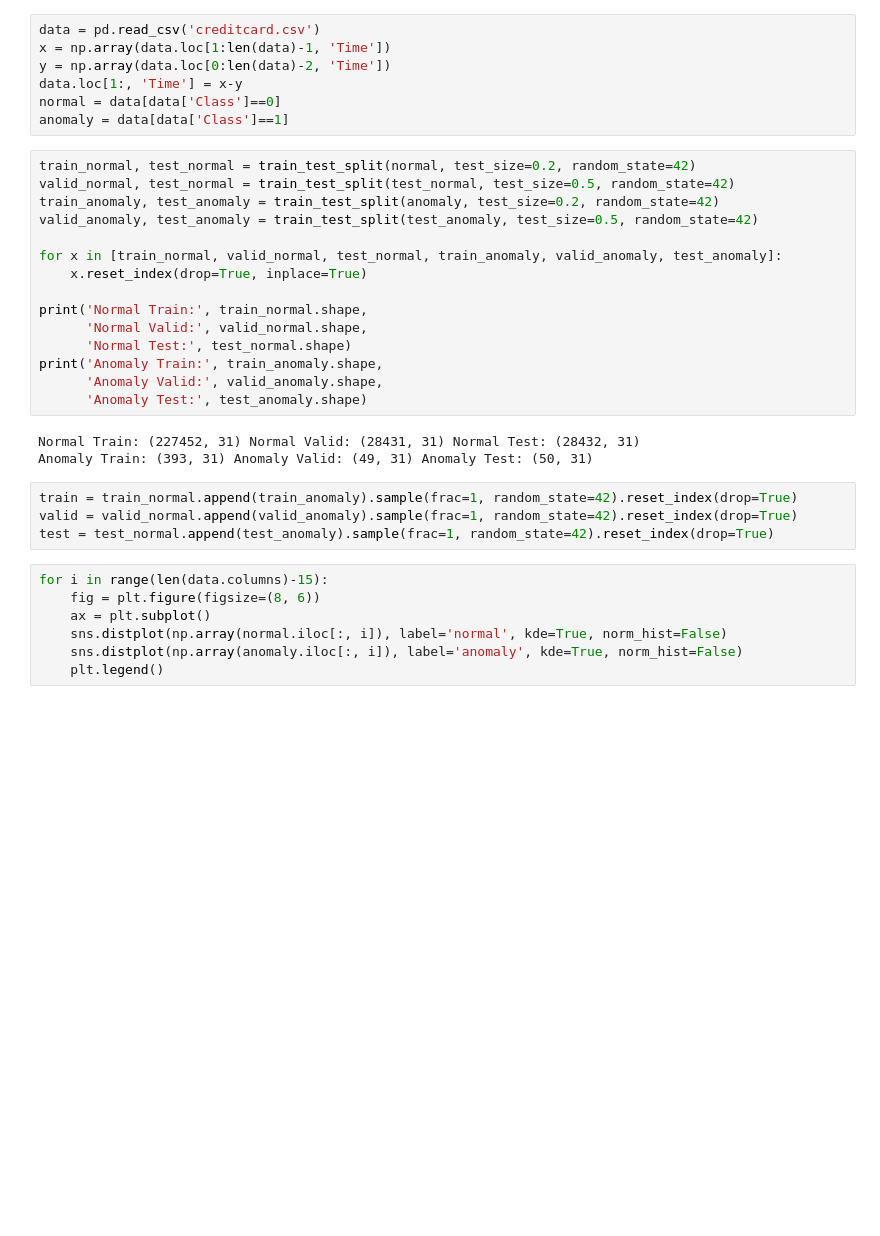
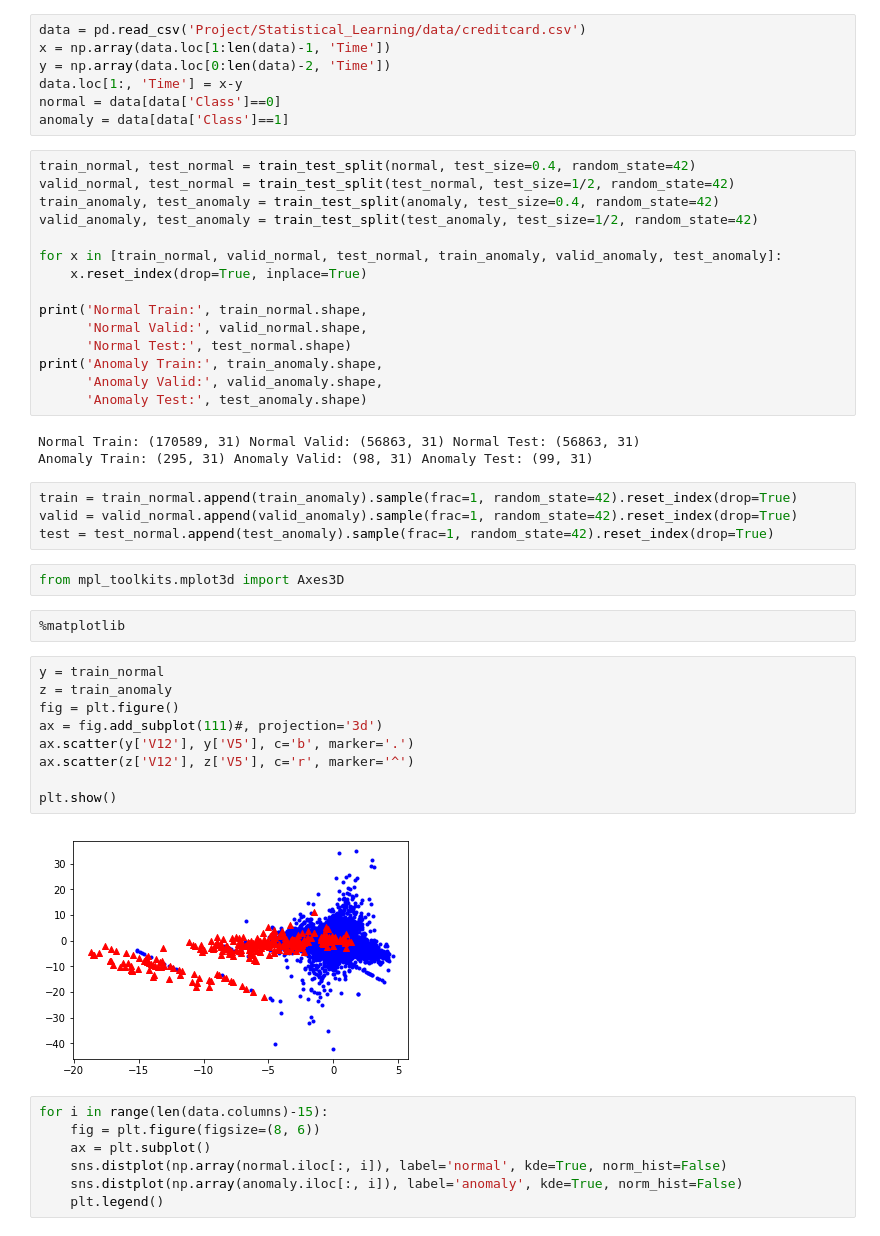
Before and after one commit to ZeyuJia/OutlierDetection, a Jupyter notebook: code/creditcard.ipynb, the cells around one changed output. Saved outputs shown, nothing was run; the diff lists cells and outputs as text; blank space fills up the shorter version.

```diff
--- a/code/creditcard.ipynb
+++ b/code/creditcard.ipynb
@@ -10,15 +9,15 @@ from sklearn.metrics import fbeta_score, precision_score, recall_score, confusio
 # %%
-data = pd.read_csv('creditcard.csv')
+data = pd.read_csv('Project/Statistical_Learning/data/creditcard.csv')
 x = np.array(data.loc[1:len(data)-1, 'Time'])
 y = np.array(data.loc[0:len(data)-2, 'Time'])
 data.loc[1:, 'Time'] = x-y
 normal = data[data['Class']==0]
 anomaly = data[data['Class']==1]
 # %%
-train_normal, test_normal = train_test_split(normal, test_size=0.2, random_state=42)
-valid_normal, test_normal = train_test_split(test_normal, test_size=0.5, random_state=42)
-train_anomaly, test_anomaly = train_test_split(anomaly, test_size=0.2, random_state=42)
-valid_anomaly, test_anomaly = train_test_split(test_anomaly, test_size=0.5, random_state=42)
+train_normal, test_normal = train_test_split(normal, test_size=0.4, random_state=42)
+valid_normal, test_normal = train_test_split(test_normal, test_size=1/2, random_state=42)
+train_anomaly, test_anomaly = train_test_split(anomaly, test_size=0.4, random_state=42)
+valid_anomaly, test_anomaly = train_test_split(test_anomaly, test_size=1/2, random_state=42)
 
 for x in [train_normal, valid_normal, test_normal, train_anomaly, valid_anomaly, test_anomaly]:
     x.reset_index(drop=True, inplace=True)
@@ -30,12 +29,27 @@ print('Anomaly Train:', train_anomaly.shape,
       'Anomaly Valid:', valid_anomaly.shape,
       'Anomaly Test:', test_anomaly.shape)
 # %% [output]
-Normal Train: (227452, 31) Normal Valid: (28431, 31) Normal Test: (28432, 31)
-Anomaly Train: (393, 31) Anomaly Valid: (49, 31) Anomaly Test: (50, 31)
+Normal Train: (170589, 31) Normal Valid: (56863, 31) Normal Test: (56863, 31)
+Anomaly Train: (295, 31) Anomaly Valid: (98, 31) Anomaly Test: (99, 31)
 # %%
 train = train_normal.append(train_anomaly).sample(frac=1, random_state=42).reset_index(drop=True)
 valid = valid_normal.append(valid_anomaly).sample(frac=1, random_state=42).reset_index(drop=True)
 test = test_normal.append(test_anomaly).sample(frac=1, random_state=42).reset_index(drop=True)
+# %%
+from mpl_toolkits.mplot3d import Axes3D
+# %%
+%matplotlib
+# %%
+y = train_normal
+z = train_anomaly
+fig = plt.figure()
+ax = fig.add_subplot(111)#, projection='3d')
+ax.scatter(y['V12'], y['V5'], c='b', marker='.')
+ax.scatter(z['V12'], z['V5'], c='r', marker='^')
+
+plt.show()
+# %% [output]
+[figure, added]
 # %%
 for i in range(len(data.columns)-15):
     fig = plt.figure(figsize=(8, 6))
```
Also changed, not shown: parts of 19 cells of this notebook.
